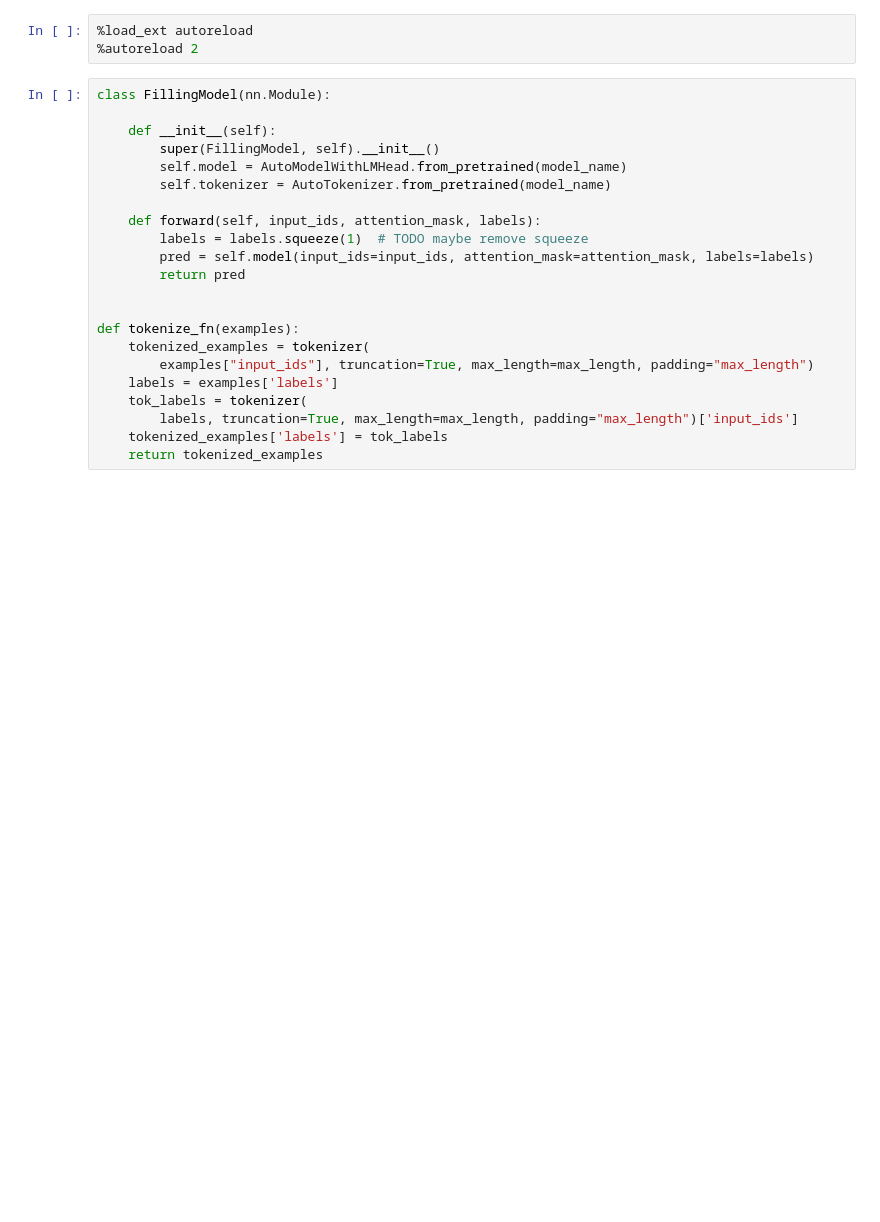
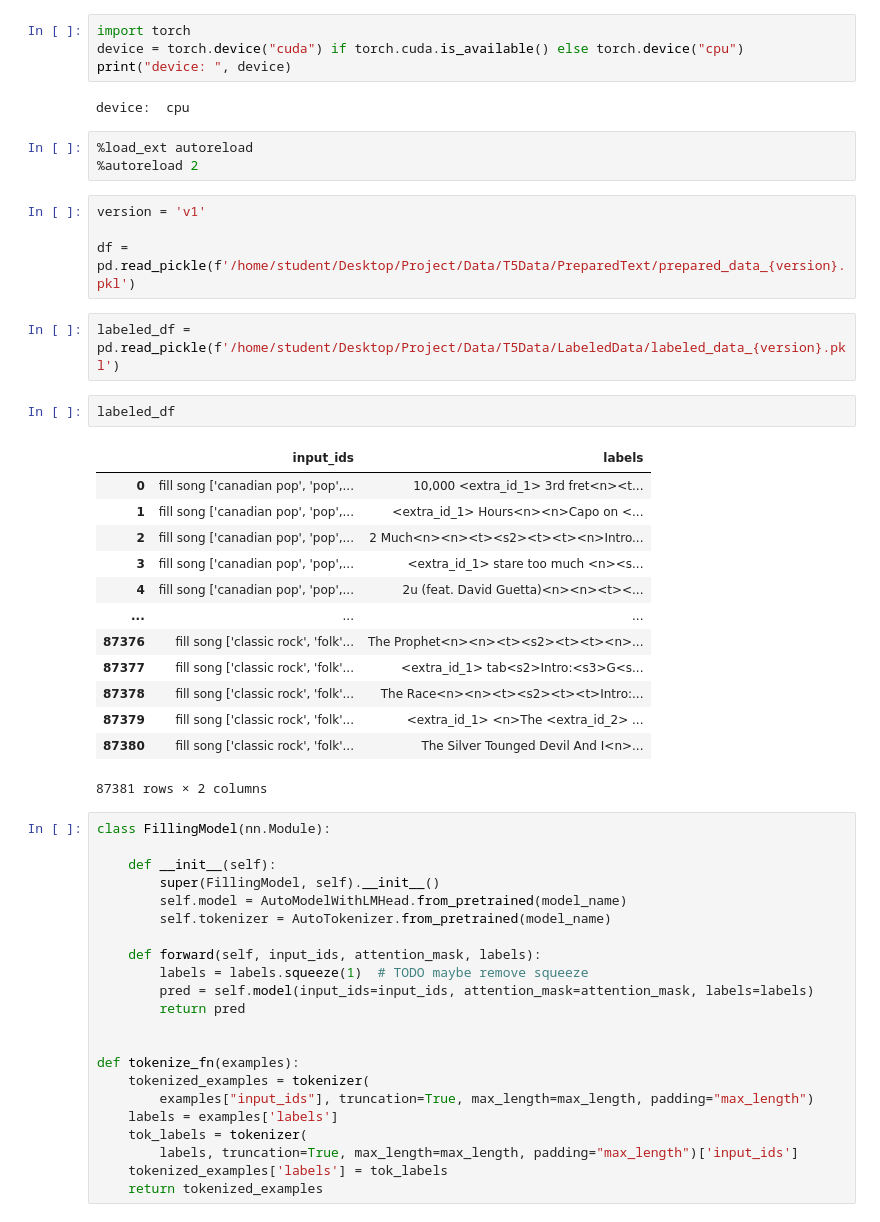
Before and after one commit to eitanbentora/NLP-Project-Hit-Machine, a Jupyter notebook: Code/T5/FineTuningT5/fine_tuning.ipynb, the cells around one changed output. Saved outputs shown, nothing was run; the diff lists cells and outputs as text; blank space fills up the shorter version.

```diff
--- a/Code/T5/FineTuningT5/fine_tuning.ipynb
+++ b/Code/T5/FineTuningT5/fine_tuning.ipynb
@@ -54,6 +16,34 @@ labeled_df = _fill_in_the_blank(texts, label='fill song: ')
-# %%
-%load_ext autoreload
-%autoreload 2
+# %%
+import torch
+device = torch.device("cuda") if torch.cuda.is_available() else torch.device("cpu")
+print("device: ", device)
+# %% [output]
+device:  cpu
+# %%
+%load_ext autoreload
+%autoreload 2
+# %%
+version = 'v1'
+
+df = pd.read_pickle(f'/home/student/Desktop/Project/Data/T5Data/PreparedText/prepared_data_{version}.pkl')
+# %%
+labeled_df = pd.read_pickle(f'/home/student/Desktop/Project/Data/T5Data/LabeledData/labeled_data_{version}.pkl')
+# %%
+labeled_df
+# %% [output]
+|  | input_ids | labels |
+| 0 | fill song ['canadian pop', 'pop',... | 10,000 <extra_id_1> 3rd fret<n><t... |
+| 1 | fill song ['canadian pop', 'pop',... | <extra_id_1> Hours<n><n>Capo on <... |
+| 2 | fill song ['canadian pop', 'pop',... | 2 Much<n><n><t><s2><t><t><n>Intro... |
+| 3 | fill song ['canadian pop', 'pop',... | <extra_id_1> stare too much <n><s... |
+| 4 | fill song ['canadian pop', 'pop',... | 2u (feat. David Guetta)<n><n><t><... |
+| ... | ... | ... |
+| 87376 | fill song ['classic rock', 'folk'... | The Prophet<n><n><t><s2><t><t><n>... |
+| 87377 | fill song ['classic rock', 'folk'... | <extra_id_1> tab<s2>Intro:<s3>G<s... |
+| 87378 | fill song ['classic rock', 'folk'... | The Race<n><n><t><s2><t><t>Intro:... |
+| 87379 | fill song ['classic rock', 'folk'... | <extra_id_1> <n>The <extra_id_2> ... |
+| 87380 | fill song ['classic rock', 'folk'... | The Silver Tounged Devil And I<n>... |
+87381 rows × 2 columns
 # %%
 class FillingModel(nn.Module):
 
```
Also changed, not shown: parts of 4 cells of this notebook, 5 other files.
